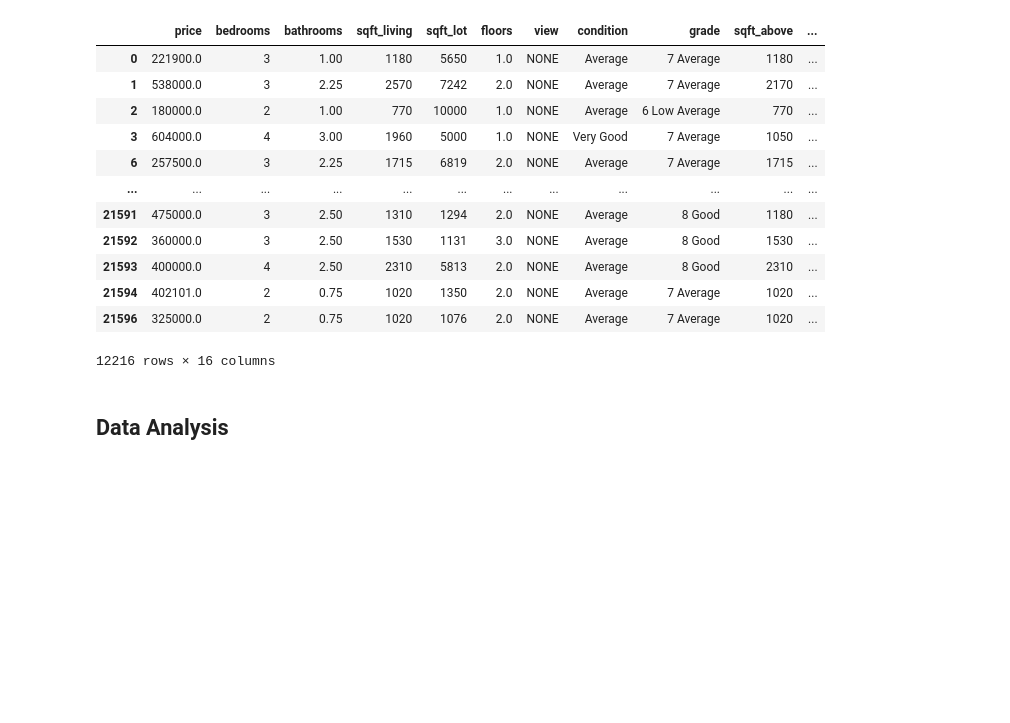
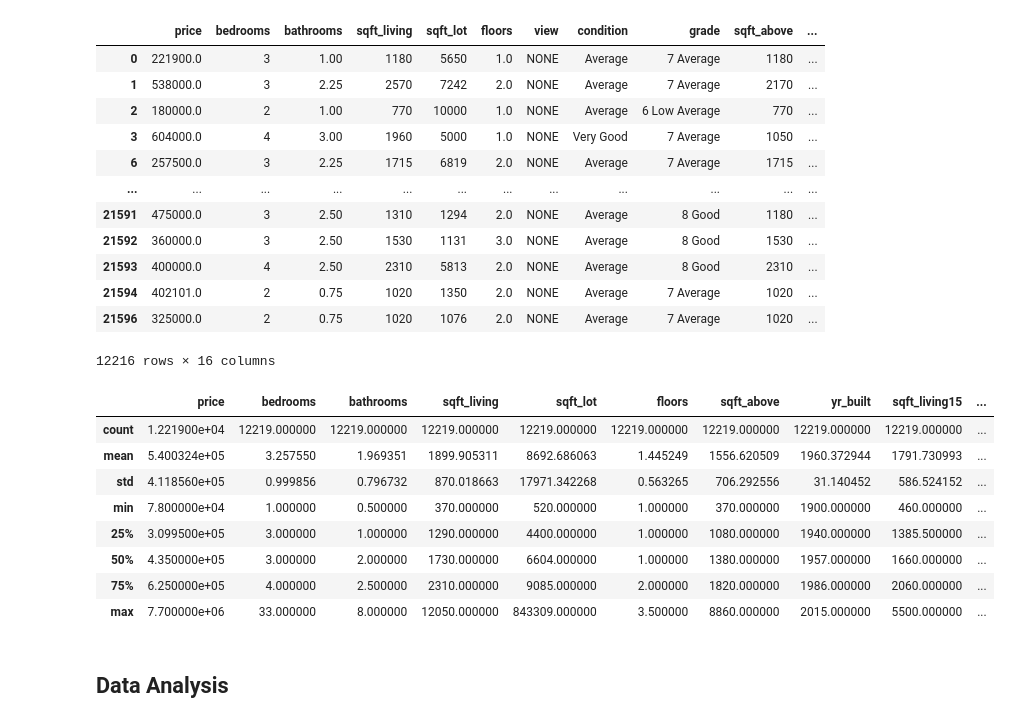
Before and after one commit to SSGrasland/Linear-Regression-on-Housing-Data, a Jupyter notebook: Phase 2 Project.ipynb, the cells around one changed output. Drawn from its saved outputs; the diff is of its cells as text; code cells hidden in the pictures; blank space fills up the shorter version.

```diff
--- a/Phase 2 Project.ipynb
+++ b/Phase 2 Project.ipynb
@@ -305,6 +305,18 @@ data.drop_duplicates()
 | 21594 | 402101.0 | 2 | 0.75 | 1020 | 1350 | 2.0 | NONE | Average | 7 Average | 1020 | ... |
 | 21596 | 325000.0 | 2 | 0.75 | 1020 | 1076 | 2.0 | NONE | Average | 7 Average | 1020 | ... |
 12216 rows × 16 columns
+# %%
+data.describe()
+# %% [output]
+|  | price | bedrooms | bathrooms | sqft_living | sqft_lot | floors | sqft_above | yr_built | sqft_living15 | ... |
+| count | 1.221900e+04 | 12219.000000 | 12219.000000 | 12219.000000 | 12219.000000 | 12219.000000 | 12219.000000 | 12219.000000 | 12219.000000 | ... |
+| mean | 5.400324e+05 | 3.257550 | 1.969351 | 1899.905311 | 8692.686063 | 1.445249 | 1556.620509 | 1960.372944 | 1791.730993 | ... |
+| std | 4.118560e+05 | 0.999856 | 0.796732 | 870.018663 | 17971.342268 | 0.563265 | 706.292556 | 31.140452 | 586.524152 | ... |
+| min | 7.800000e+04 | 1.000000 | 0.500000 | 370.000000 | 520.000000 | 1.000000 | 370.000000 | 1900.000000 | 460.000000 | ... |
+| 25% | 3.099500e+05 | 3.000000 | 1.000000 | 1290.000000 | 4400.000000 | 1.000000 | 1080.000000 | 1940.000000 | 1385.500000 | ... |
+| 50% | 4.350000e+05 | 3.000000 | 2.000000 | 1730.000000 | 6604.000000 | 1.000000 | 1380.000000 | 1957.000000 | 1660.000000 | ... |
+| 75% | 6.250000e+05 | 4.000000 | 2.500000 | 2310.000000 | 9085.000000 | 2.000000 | 1820.000000 | 1986.000000 | 2060.000000 | ... |
+| max | 7.700000e+06 | 33.000000 | 8.000000 | 12050.000000 | 843309.000000 | 3.500000 | 8860.000000 | 2015.000000 | 5500.000000 | ... |
 # %% [markdown]
 ## Data Analysis
 # %% [markdown]
```
Also changed, not shown: 2 other files.
